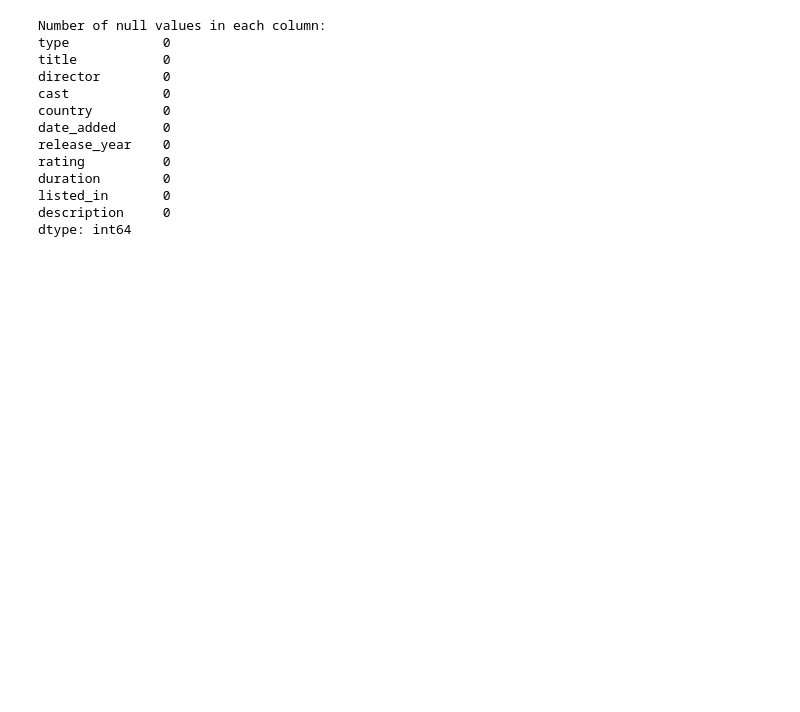
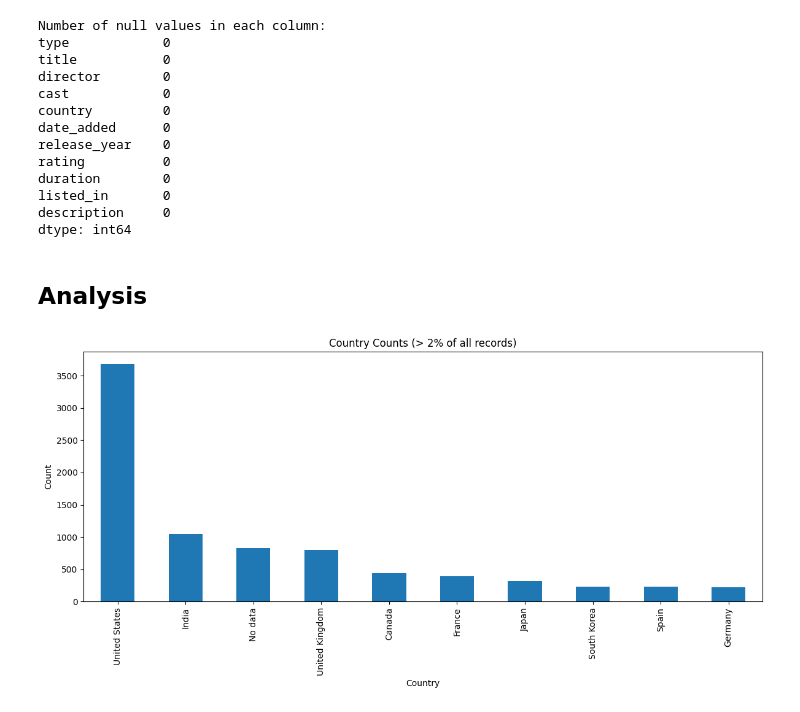
Before and after one commit to buli03/Netflix_Movies_Analysis, a Jupyter notebook: netflix_movies.ipynb, the cells around one changed output. Drawn from its saved outputs; the diff is of its cells as text; code cells hidden in the pictures; blank space fills up the shorter version.

Commit message:
analysis

```diff
--- a/netflix_movies.ipynb
+++ b/netflix_movies.ipynb
@@ -331,3 +331,26 @@ duration        0
 listed_in       0
 description     0
 dtype: int64
+# %% [markdown]
+## Analysis
+# %%
+# Count the number of occurrences for each country
+country_counts = netflix_movies['country'].explode().value_counts()
+
+# Calculate the total number of records
+total_records = netflix_movies.shape[0]
+
+# Filter the countries with more than 2% of all records
+top_countries = country_counts[country_counts / total_records > 0.02].index
+
+# Create a bar chart for the top countries
+plt.figure(figsize=(12, 6))
+country_counts[top_countries].plot(kind='bar')
+plt.title('Country Counts (> 2% of all records)')
+plt.xlabel('Country')
+plt.ylabel('Count')
+plt.xticks(rotation=90)
+plt.tight_layout()
+plt.show()
+# %% [output]
+[figure, added]
```
Also changed, not shown: parts of 4 cells of this notebook.
